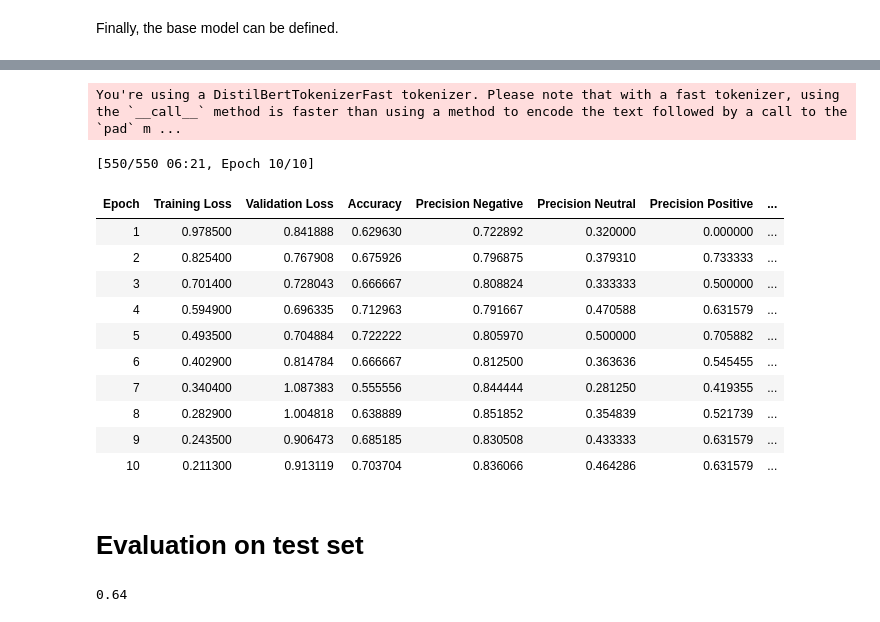
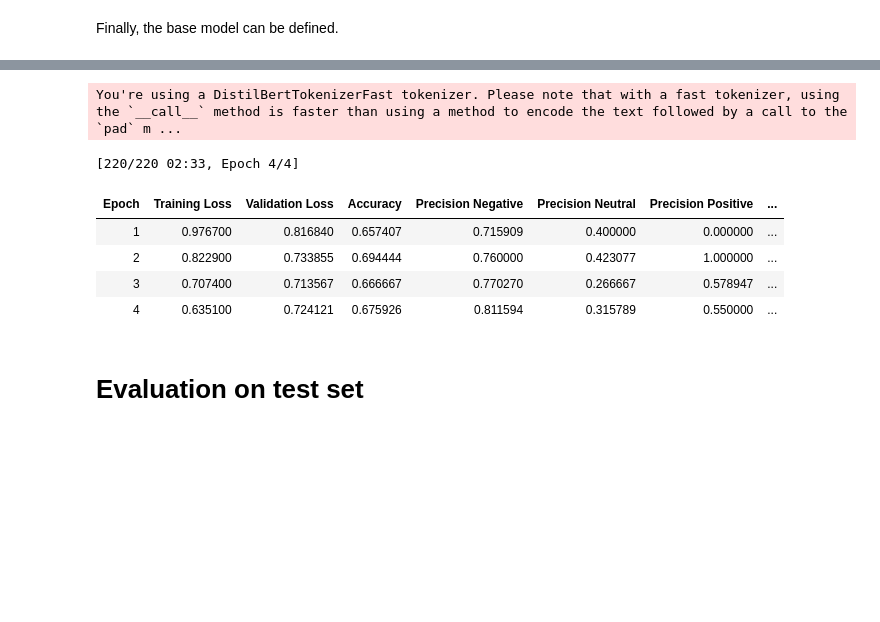
Before and after one commit to 0x978/Final_Year_Project, a Jupyter notebook: NLP_Model/models/Summary_Classification/4_Epoch_Classification_Model.ipynb, the cells around one changed output, grey strips where cells are left out. Drawn from its saved outputs; the diff is of its cells as text; code cells hidden in the pictures; blank space fills up the shorter version.

Commit message:
Added new 4-epoch model - model eval loop on test set now uses train eval loop function

```diff
--- a/NLP_Model/models/Summary_Classification/10_Epoch_Classification_Model.ipynb
+++ b/NLP_Model/models/Summary_Classification/4_Epoch_Classification_Model.ipynb
@@ -263,12 +277,13 @@ def find_recall(TP, FN):
 # %%
-
 def evaluation_loop(preds):
     predictions, labels = preds # extract predictions and labels from input.
 
 
     # Only interested in the highest value in the predicted list - the most confident answer
-    # Thus keep the highest values
+    # Also take only axis 1, the "rows", as we want the largest item across each sample ("row") in the dataset.
+    # Axis 0 is columns, and would return the largest item for each class across the dataset -
     predictions = np.argmax(predictions,axis=1)
+
     metrics = {
         "num_correct": 0,
 
@@ -339,7 +354,7 @@ def evaluation_loop(preds):
         "precision_positive":float(
             precision_pos
         ),
-        "average precision":float(
+        "precision_average":float(
             avg_precision
         ),
         "recall_negative":float(
@@ -351,7 +366,7 @@ def evaluation_loop(preds):
         "recall_positive":float(
             recall_pos
         ),
-        "average_recall":float(
+        "recall_average":float(
             avg_recall
         )
     }
@@ -381,43 +396,37 @@ Some weights of DistilBertForSequenceClassification were not initialized from th
 You should probably TRAIN this model on a down-stream task to be able to use it for predictions and inference.
 # %%
 training_args = TrainingArguments(
-    output_dir="summarisation_model_10_epoch",
+    output_dir="classification_model_4_epoch",
     evaluation_strategy="epoch", # Run evaluation function on each epoch
     weight_decay=0.01, # Utilises L2 regularization in an attempt to prevent overfitting
     learning_rate=2e-5,
     per_device_train_batch_size=16,
     per_device_eval_batch_size=16,
-    num_train_epochs=10,
+    num_train_epochs=4,
     save_strategy="epoch",
     logging_steps = 55
 )
 
 trainer = Trainer(
     model=model,
     args=training_args,
     train_dataset=tokenised_dataset["train"],
     eval_dataset=tokenised_dataset["valid"],
     tokenizer=tokeniser,
     data_collator=data_collator,
     compute_metrics=evaluation_loop,
 )
 
 trainer.train()
-trainer.save_model("summarisation_model_10_epoch")
+trainer.save_model("classification_model_4_epoch")
 # %% [output]
 You're using a DistilBertTokenizerFast tokenizer. Please note that with a fast tokenizer, using the `__call__` method is faster than using a method to encode the text followed by a call to the `pad` m ...
-[550/550 06:21, Epoch 10/10]
+[220/220 02:33, Epoch 4/4]
 | Epoch | Training Loss | Validation Loss | Accuracy | Precision Negative | Precision Neutral | Precision Positive | ... |
-| 1 | 0.978500 | 0.841888 | 0.629630 | 0.722892 | 0.320000 | 0.000000 | ... |
-| 2 | 0.825400 | 0.767908 | 0.675926 | 0.796875 | 0.379310 | 0.733333 | ... |
-| 3 | 0.701400 | 0.728043 | 0.666667 | 0.808824 | 0.333333 | 0.500000 | ... |
-| 4 | 0.594900 | 0.696335 | 0.712963 | 0.791667 | 0.470588 | 0.631579 | ... |
-| 5 | 0.493500 | 0.704884 | 0.722222 | 0.805970 | 0.500000 | 0.705882 | ... |
-| 6 | 0.402900 | 0.814784 | 0.666667 | 0.812500 | 0.363636 | 0.545455 | ... |
-| 7 | 0.340400 | 1.087383 | 0.555556 | 0.844444 | 0.281250 | 0.419355 | ... |
-| 8 | 0.282900 | 1.004818 | 0.638889 | 0.851852 | 0.354839 | 0.521739 | ... |
-| 9 | 0.243500 | 0.906473 | 0.685185 | 0.830508 | 0.433333 | 0.631579 | ... |
-| 10 | 0.211300 | 0.913119 | 0.703704 | 0.836066 | 0.464286 | 0.631579 | ... |
+| 1 | 0.976700 | 0.816840 | 0.657407 | 0.715909 | 0.400000 | 0.000000 | ... |
+| 2 | 0.822900 | 0.733855 | 0.694444 | 0.760000 | 0.423077 | 1.000000 | ... |
+| 3 | 0.707400 | 0.713567 | 0.666667 | 0.770270 | 0.266667 | 0.578947 | ... |
+| 4 | 0.635100 | 0.724121 | 0.675926 | 0.811594 | 0.315789 | 0.550000 | ... |
 # %% [markdown]
 # Evaluation on test set
 # %%
@@ -436,26 +445,3 @@ def eval_calculate_accuracy(preds):
             num_correct += 1
 
     return round(num_correct / len(labels),2)
-# %%
-summaries = []
-truths = []
-count = 1
-
-for item in dataset["test"]:
-
-    document = item["text"]
-    ground_truth_summary = item["labels"]
-
-    tokenised_document = trained_tokeniser(document,return_tensors="pt",truncation=True).to("cuda")
-    with torch.no_grad():
-      logits = model(**tokenised_document).logits
-
-    predicted_class_id = logits.argmax().item()
-
-    summaries.append(predicted_class_id)
-    truths.append(ground_truth_summary)
-    count += 1
-
-print(eval_calculate_accuracy([summaries,truths]))
-# %% [output]
-0.64
```
Also changed, not shown: parts of 5 cells of this notebook.
